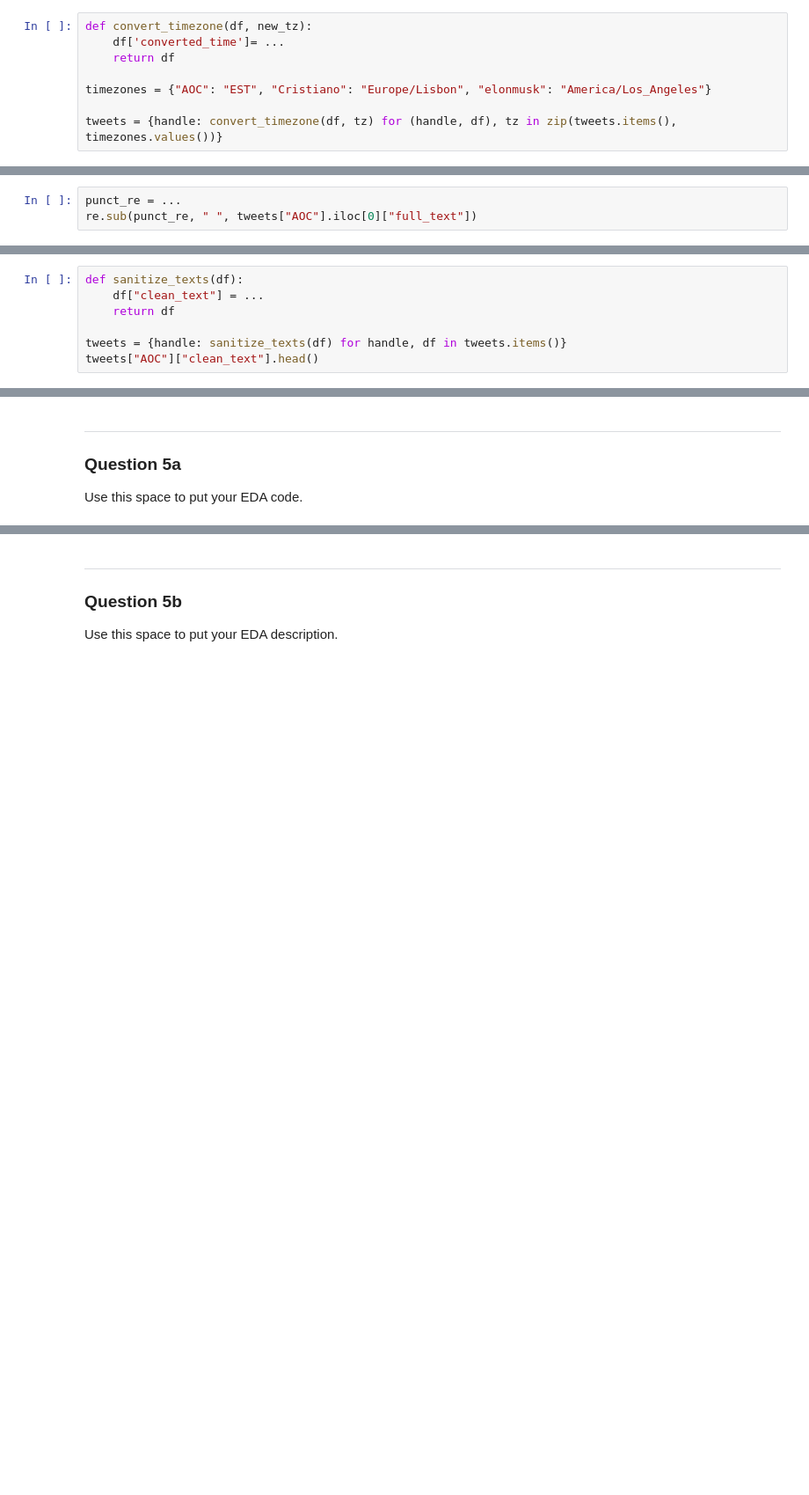
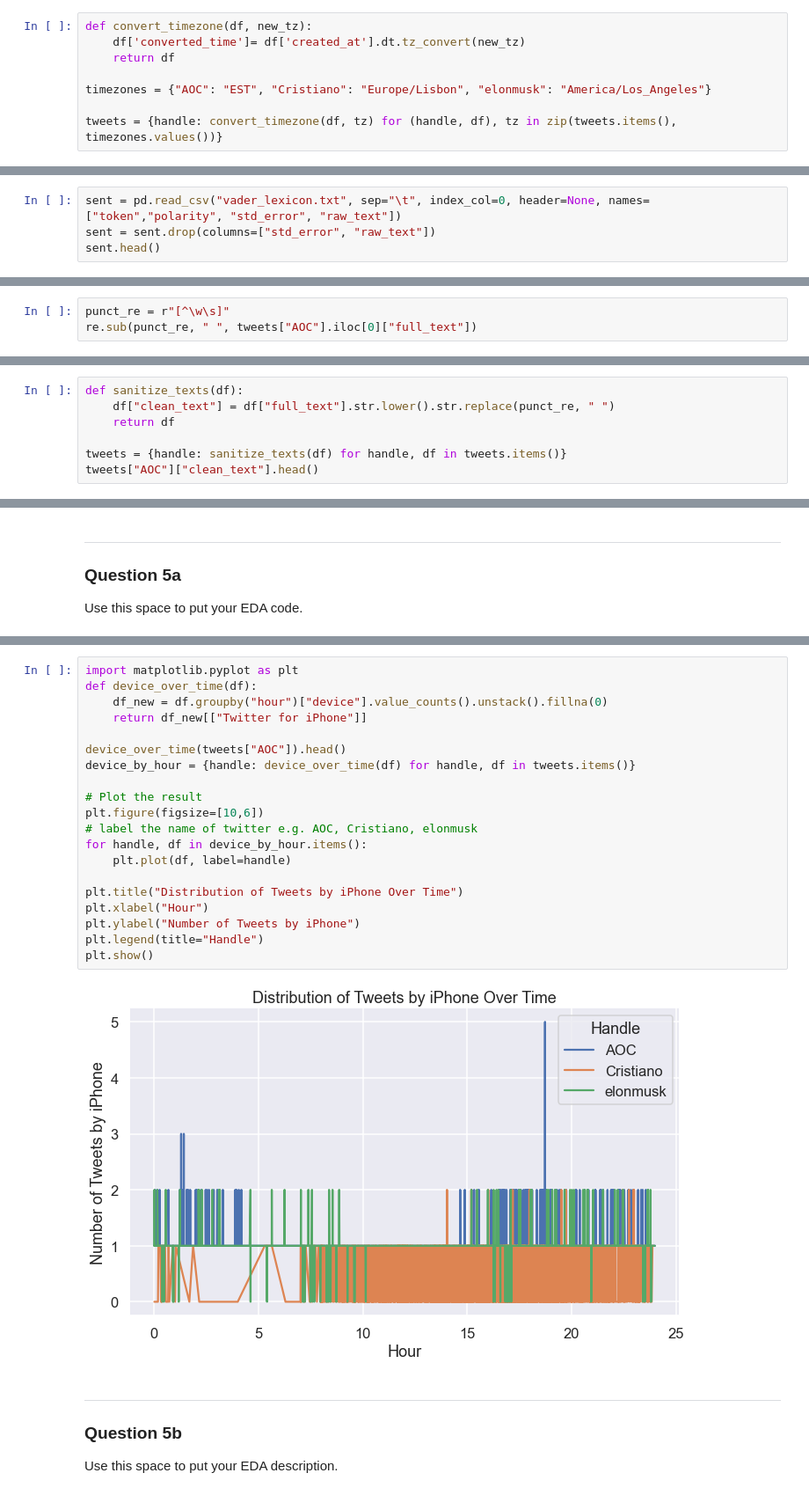
Before and after one commit to Alan-Heoooh/STAT471, a Jupyter notebook: Lab/lab3/exercise/Exercise.ipynb, the cells around one changed output, grey strips where cells are left out. Shown: that part at 88% size. Drawn from its saved outputs; the diff is of its cells as text; blank space fills up the shorter version.

```diff
--- a/Lab/lab3/exercise/Exercise.ipynb
+++ b/Lab/lab3/exercise/Exercise.ipynb
@@ -430,7 +452,7 @@ points: 1
 -->
 # %%
 def convert_timezone(df, new_tz):
-    df['converted_time']= ...
+    df['converted_time']= df['created_at'].dt.tz_convert(new_tz)
     return df
 
 timezones = {"AOC": "EST", "Cristiano": "Europe/Lisbon", "elonmusk": "America/Los_Angeles"}
@@ -575,0 +608,4 @@ sent.head()
+# %%
+sent = pd.read_csv("vader_lexicon.txt", sep="\t", index_col=0, header=None, names=["token","polarity", "std_error", "raw_text"])
+sent = sent.drop(columns=["std_error", "raw_text"])
+sent.head()
@@ -592,5 +636,5 @@ name: q4ci
 points: 1
 -->
 # %%
-punct_re = ...
+punct_re = r"[^\w\s]"
 re.sub(punct_re, " ", tweets["AOC"].iloc[0]["full_text"])
@@ -636,7 +684,7 @@ points: 1
 -->
 # %%
 def sanitize_texts(df):
-    df["clean_text"] = ...
+    df["clean_text"] = df["full_text"].str.lower().str.replace(punct_re, " ")
     return df
 
 tweets = {handle: sanitize_texts(df) for handle, df in tweets.items()}
@@ -816,3 +922,25 @@ points: 2
+# %%
+import matplotlib.pyplot as plt
+def device_over_time(df):
+    df_new = df.groupby("hour")["device"].value_counts().unstack().fillna(0)
+    return df_new[["Twitter for iPhone"]]
+
+device_over_time(tweets["AOC"]).head()
+device_by_hour = {handle: device_over_time(df) for handle, df in tweets.items()}
+
+# Plot the result
+plt.figure(figsize=[10,6])
+# label the name of twitter e.g. AOC, Cristiano, elonmusk
+for handle, df in device_by_hour.items():
+    plt.plot(df, label=handle)
+
+plt.title("Distribution of Tweets by iPhone Over Time")
+plt.xlabel("Hour")
+plt.ylabel("Number of Tweets by iPhone")
+plt.legend(title="Handle")
+plt.show()
+# %% [output]
+[figure, added]
 # %% [markdown]
 <!-- END QUESTION -->
 
```
Also changed, not shown: parts of 27 cells of this notebook, 11 other files.
